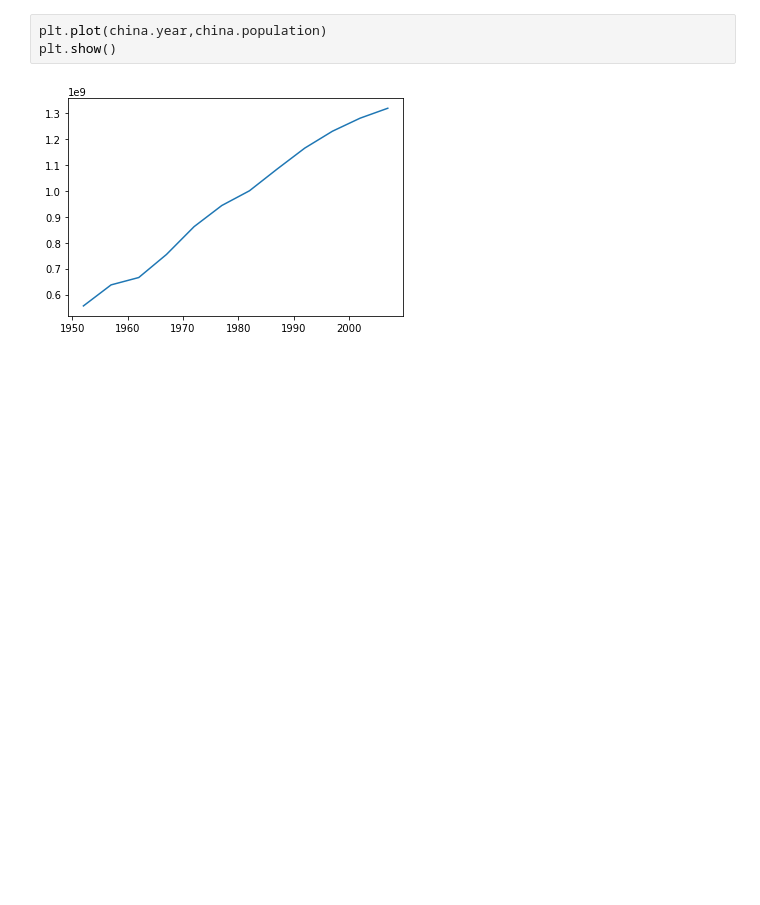
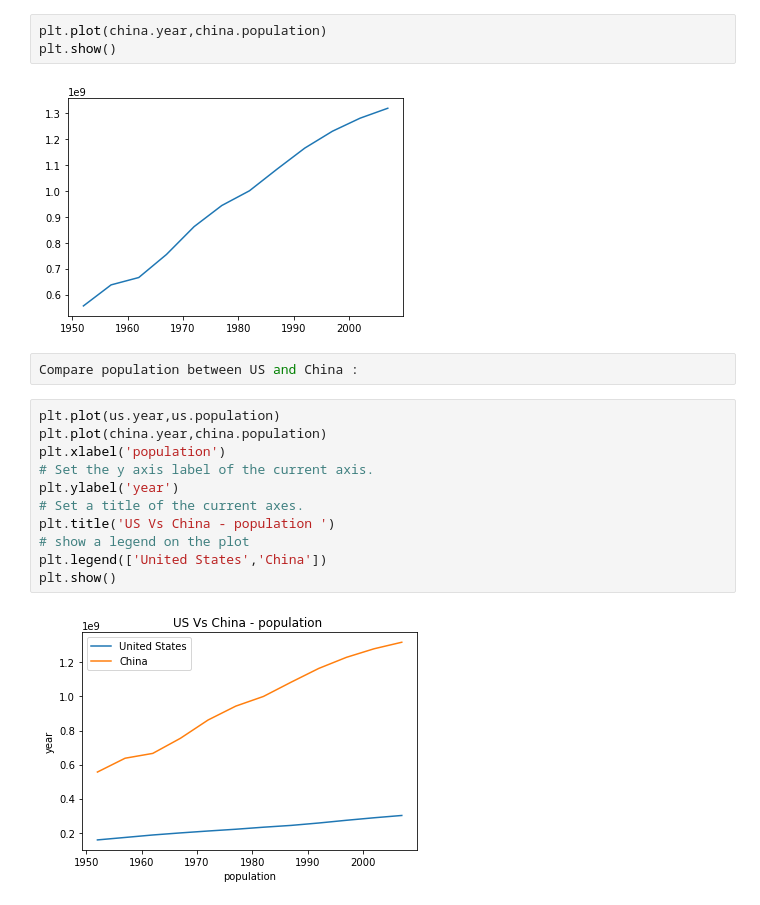
Before and after one commit to abdulwasay-sa/advancedpython, a Jupyter notebook: Matplotlib-Day1.ipynb, the cells around one changed output. Cells and saved outputs as stored; diff of their text form; blank space fills up the shorter version.

```diff
--- a/Matplotlib-Day1.ipynb
+++ b/Matplotlib-Day1.ipynb
@@ -136,3 +134,18 @@ plt.plot(china.year,china.population)
 plt.show()
 # %% [output]
 [figure]
+# %%
+Compare population between US and China :
+# %%
+plt.plot(us.year,us.population)
+plt.plot(china.year,china.population)
+plt.xlabel('population')
+# Set the y axis label of the current axis.
+plt.ylabel('year')
+# Set a title of the current axes.
+plt.title('US Vs China - population ')
+# show a legend on the plot
+plt.legend(['United States','China'])
+plt.show()
+# %% [output]
+[figure, added]
```
Also changed, not shown: parts of 1 cell of this notebook.
